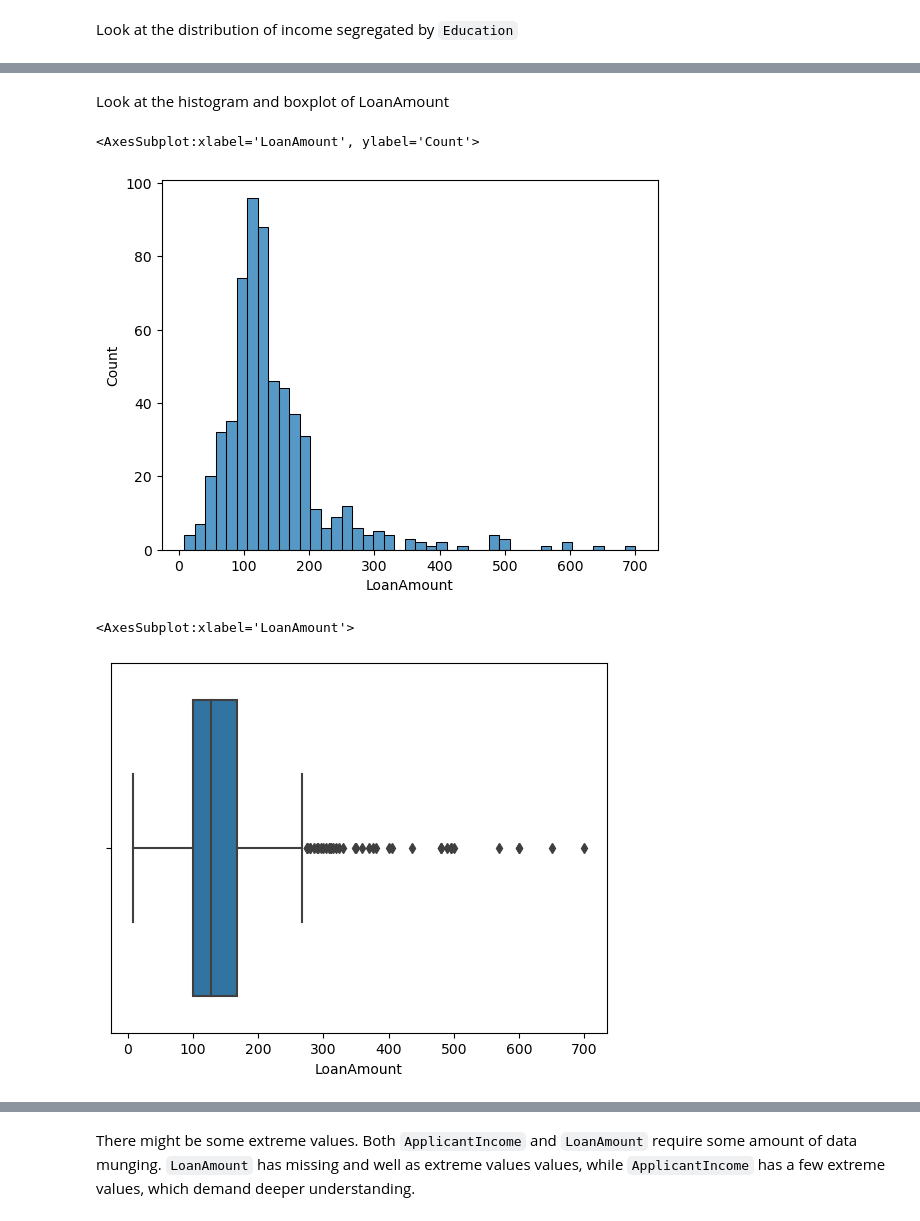
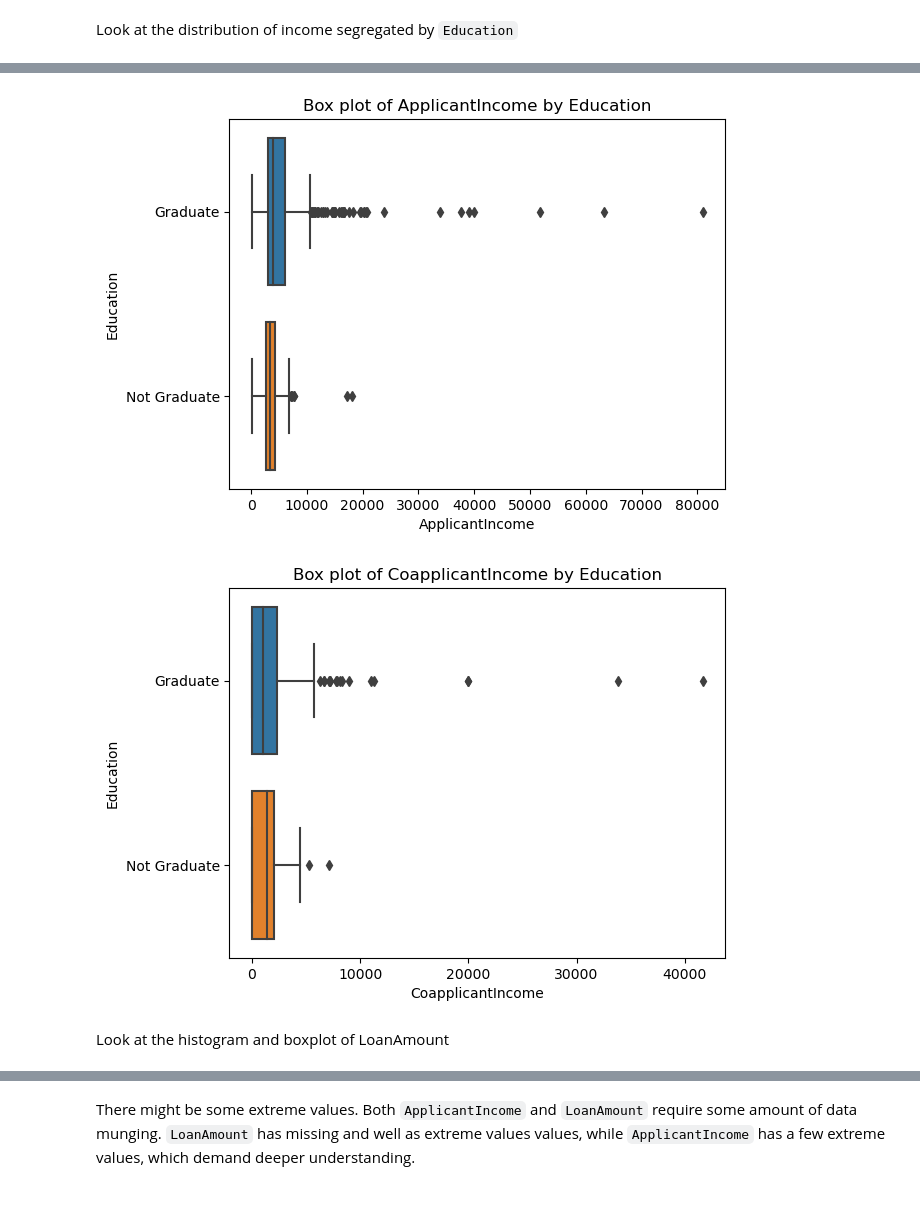
Before and after one commit to jaimin6535/Deployment, a Jupyter notebook: notebooks/instructions.ipynb, the cells around one changed output, grey strips where cells are left out. Cells and saved outputs as stored; diff of their text form; code cells hidden in the pictures.

```diff
--- a/notebooks/instructions.ipynb
+++ b/notebooks/instructions.ipynb
@@ -224,12 +211,16 @@ sns.boxplot(x="Education", y="ApplicantIncome", data=df)
+# %%
+# Box plot Apllicant Income by Education
+sns.boxplot(x =df['ApplicantIncome'], y = df['Education'])
+plt.title('Box plot of ApplicantIncome by Education')
+plt.savefig('D:\Python(New)\Project\Project_Week_8\images\Box plot of ApplicantIncome by Education.png', dpi = 400)
+plt.show()
+# Box plot Coapplicant Income by Education
+sns.boxplot(x =df['CoapplicantIncome'], y = df['Education'])
+plt.title('Box plot of CoapplicantIncome by Education')
+plt.savefig('D:\Python(New)\Project\Project_Week_8\images\Box plot of CoapplicantIncome by Education.png')
+plt.show()
+# %% [output]
+[figure, added]
+[figure, added]
 # %% [markdown]
 Look at the histogram and boxplot of LoanAmount
-# %%
-sns.histplot(x="LoanAmount", data=df)
-# %% [output]
-<AxesSubplot:xlabel='LoanAmount', ylabel='Count'>
-[figure, removed]
-# %%
-sns.boxplot(x="LoanAmount", data=df)
-# %% [output]
-<AxesSubplot:xlabel='LoanAmount'>
-[figure, removed]
```
Also changed, not shown: parts of 102 cells of this notebook, 5 other files.
